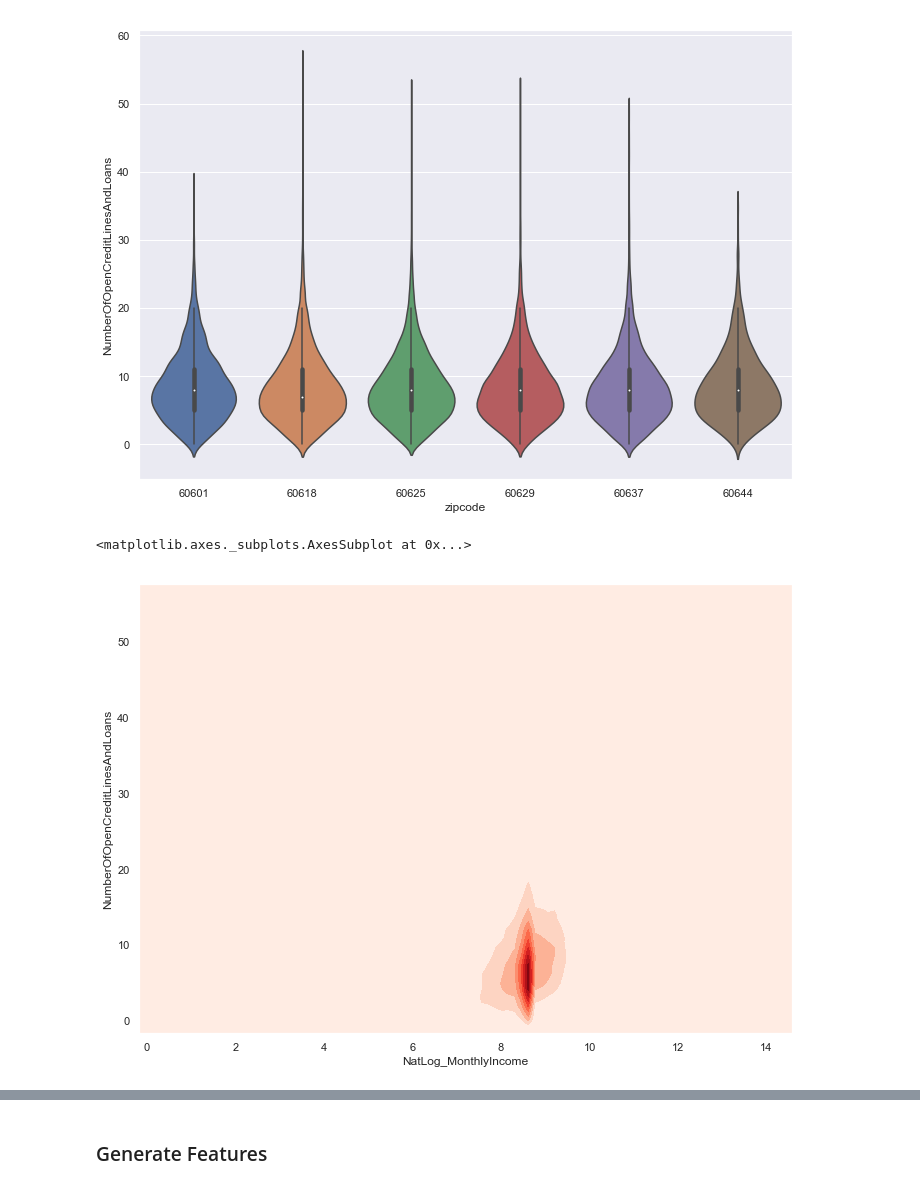
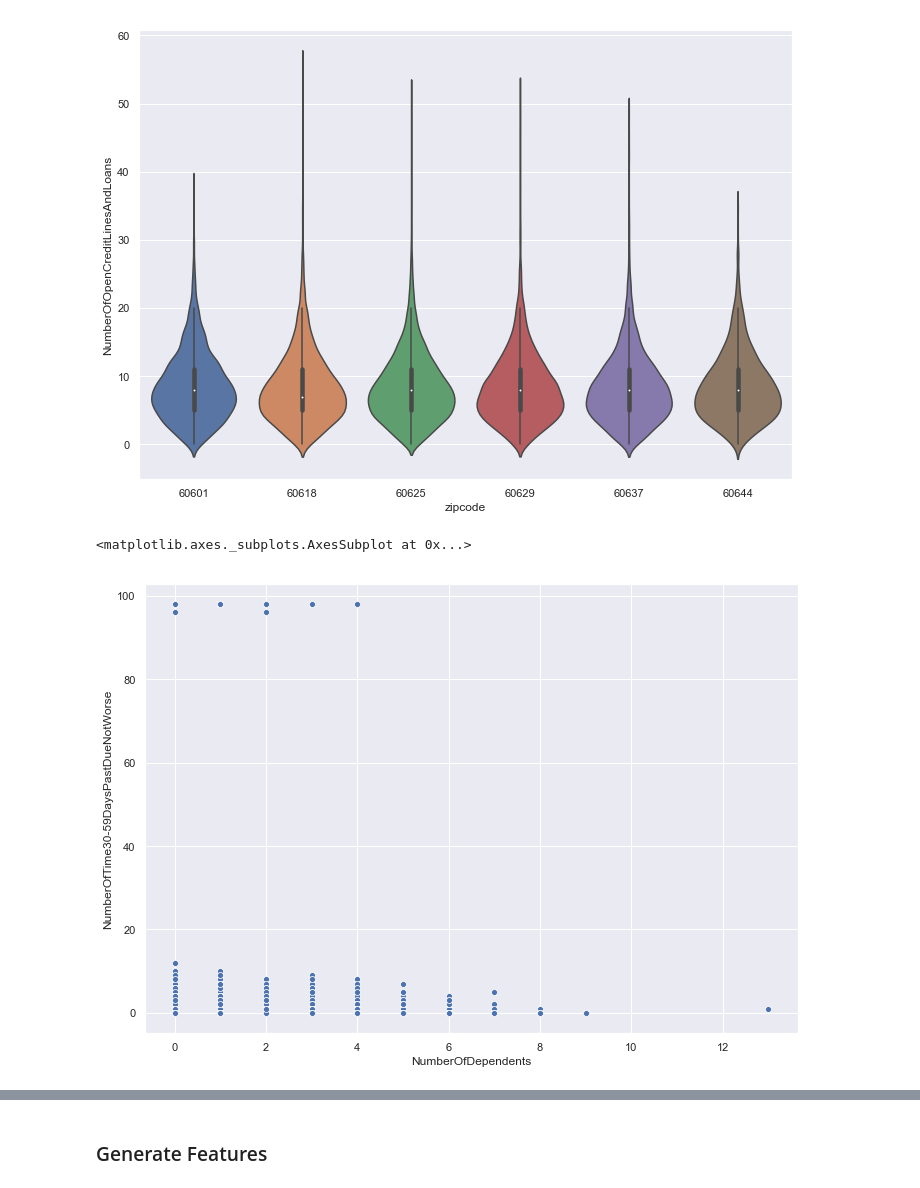
Before and after one commit to jamjensen/ml-pub-policy, a Jupyter notebook: hw2/hw2-writeup.ipynb, the cells around one changed output, grey strips where cells are left out. Cells and saved outputs as stored; diff of their text form; code cells hidden in the pictures.

```diff
--- a/hw2/hw2-writeup.ipynb
+++ b/hw2/hw2-writeup.ipynb
@@ -129,9 +128,9 @@ sns.violinplot(data=df, x="zipcode", y='NumberOfOpenCreditLinesAndLoans', figsiz
 # %% [output]
 <matplotlib.axes._subplots.AxesSubplot at 0x...>
 [figure]
-# %%
-sns.kdeplot(df["NatLog_MonthlyIncome"], df["NumberOfOpenCreditLinesAndLoans"], cmap="Reds", shade=True)
-# %% [output]
-<matplotlib.axes._subplots.AxesSubplot at 0x...>
-[figure, removed]
+# %%
+sns.scatterplot(x=df['NumberOfDependents'], y=df['NumberOfTime30-59DaysPastDueNotWorse'], data=df)
+# %% [output]
+<matplotlib.axes._subplots.AxesSubplot at 0x...>
+[figure, added]
 # %%
```
Also changed, not shown: parts of 8 cells of this notebook.
